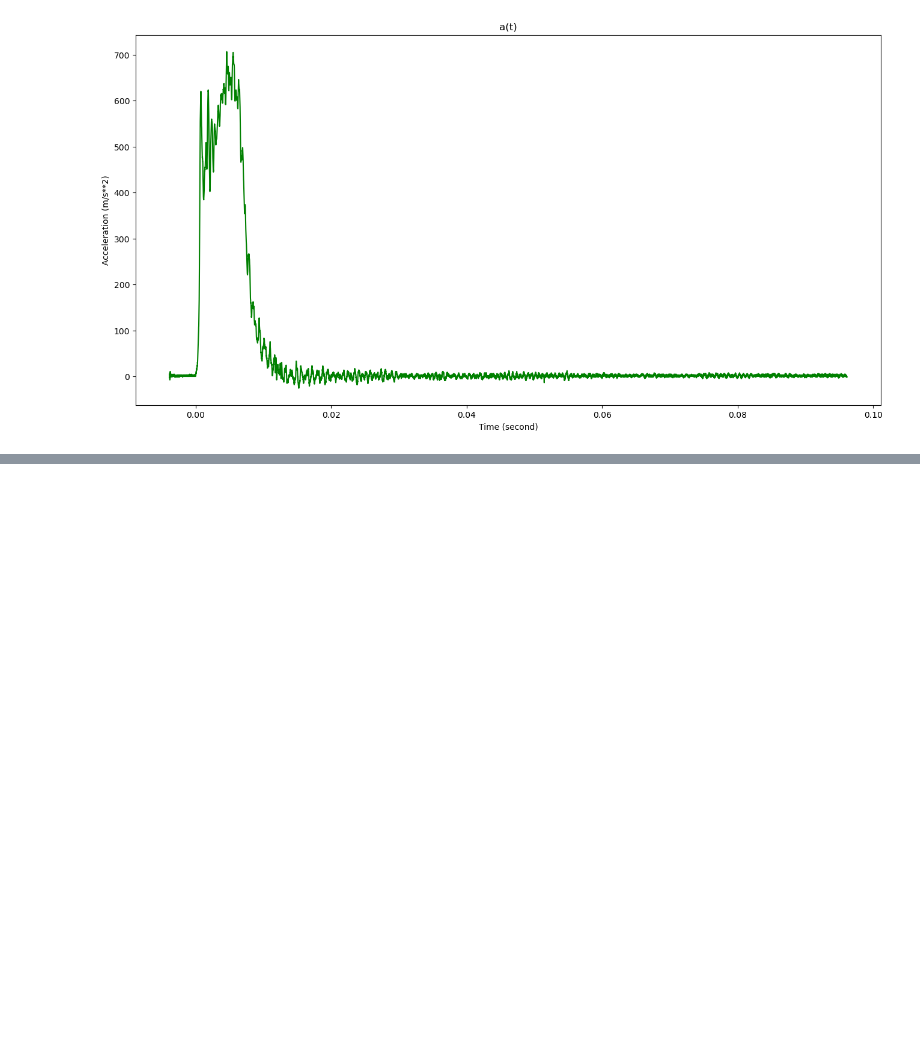
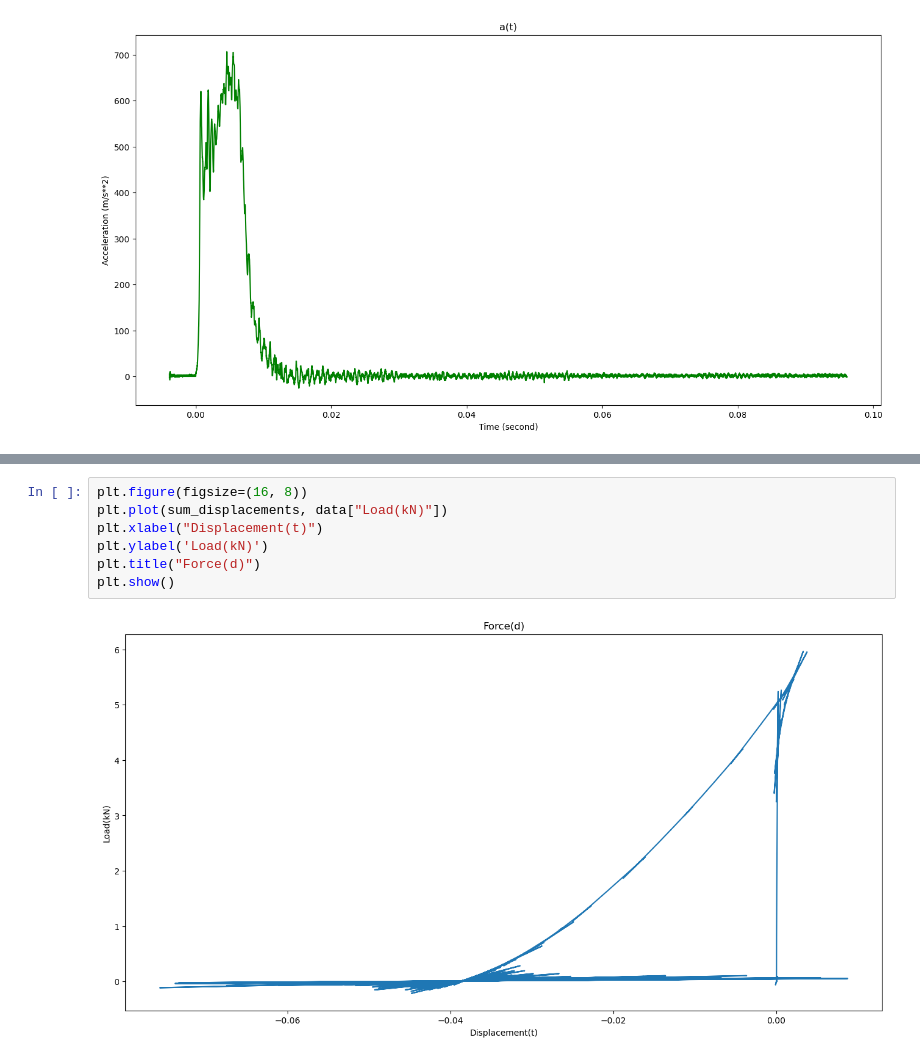
Before and after one commit to SamiOnur/SafetyReports, a Jupyter notebook: Safety01/Safety01.ipynb, the cells around one changed output, grey strips where cells are left out. Saved outputs shown, nothing was run; the diff lists cells and outputs as text; blank space fills up the shorter version.

```diff
--- a/Safety01/Safety01.ipynb
+++ b/Safety01/Safety01.ipynb
@@ -52,0 +79,9 @@ plt.show()
+# %%
+plt.figure(figsize=(16, 8))
+plt.plot(sum_displacements, data["Load(kN)"])
+plt.xlabel("Displacement(t)")
+plt.ylabel('Load(kN)')
+plt.title("Force(d)")
+plt.show()
+# %% [output]
+[figure, added]
```
Also changed, not shown: parts of 4 cells of this notebook, 1 other file.
